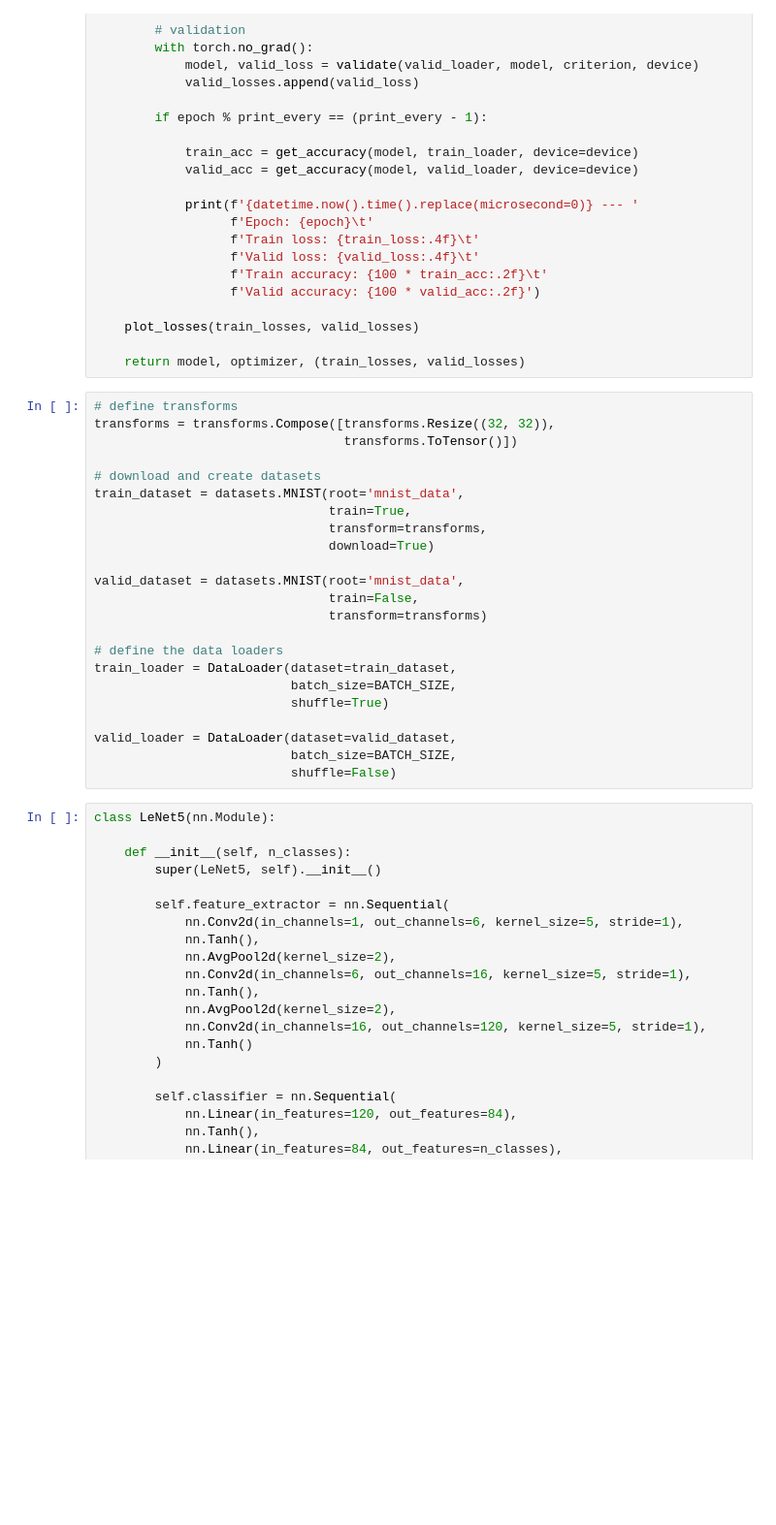
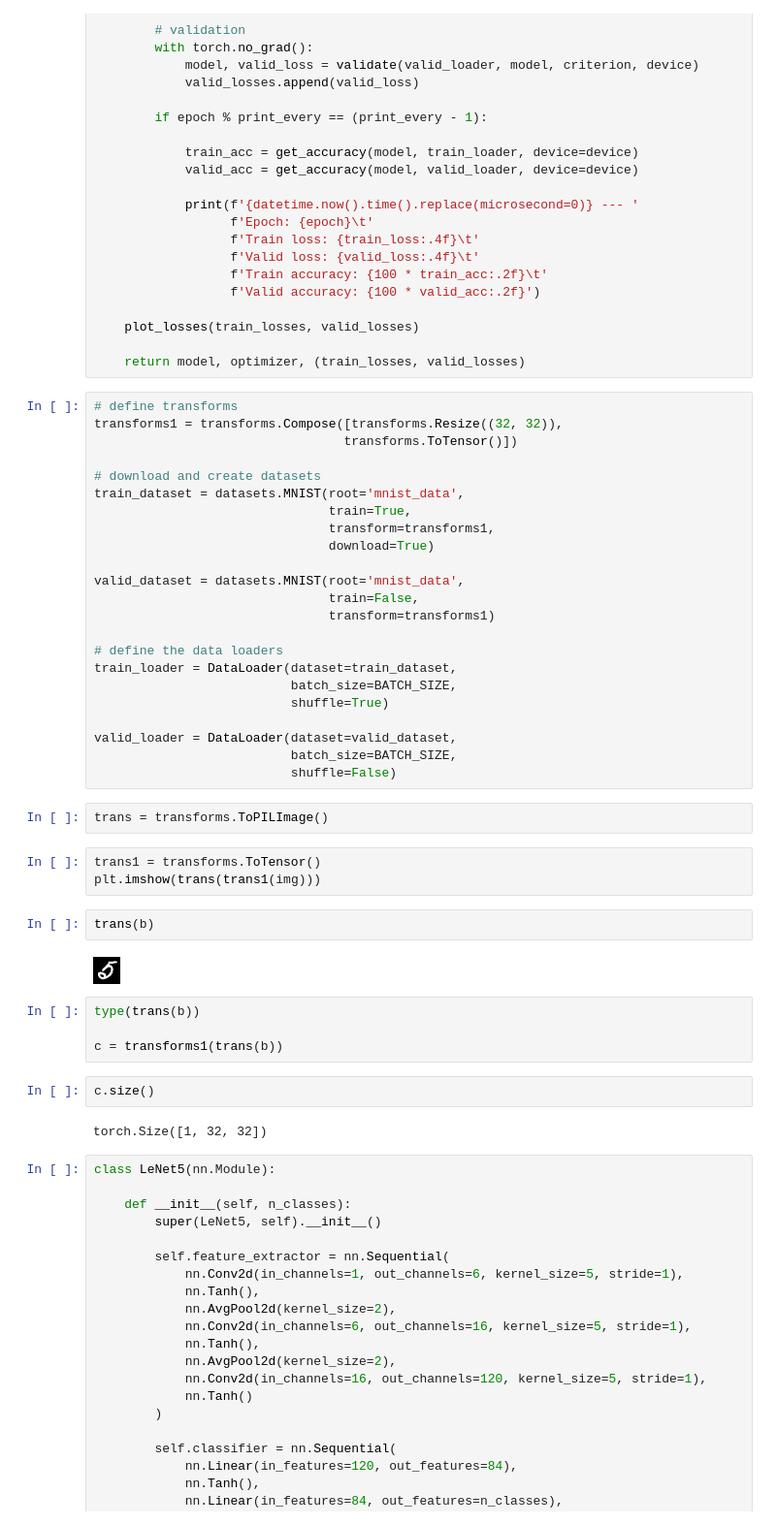
Before and after one commit to xTavi/BlackBoxAttack, a Jupyter notebook: BlackBoxAttack.ipynb, the cells around one changed output. Shown at 97% size. Cells and saved outputs as stored; diff of their text form; blank space fills up the shorter version.

```diff
--- a/BlackBoxAttack.ipynb
+++ b/BlackBoxAttack.ipynb
@@ -538,18 +523,18 @@ def training_loop(model, criterion, optimizer, train_loader, valid_loader, epoch
     return model, optimizer, (train_losses, valid_losses)
 # %%
 # define transforms
-transforms = transforms.Compose([transforms.Resize((32, 32)),
+transforms1 = transforms.Compose([transforms.Resize((32, 32)),
                                  transforms.ToTensor()])
 
 # download and create datasets
 train_dataset = datasets.MNIST(root='mnist_data',
                                train=True,
-                               transform=transforms,
+                               transform=transforms1,
                                download=True)
 
 valid_dataset = datasets.MNIST(root='mnist_data',
                                train=False,
-                               transform=transforms)
+                               transform=transforms1)
 
 # define the data loaders
 train_loader = DataLoader(dataset=train_dataset,
@@ -559,6 +544,23 @@ train_loader = DataLoader(dataset=train_dataset,
 valid_loader = DataLoader(dataset=valid_dataset,
                           batch_size=BATCH_SIZE,
                           shuffle=False)
+# %%
+trans = transforms.ToPILImage()
+# %%
+trans1 = transforms.ToTensor()
+plt.imshow(trans(trans1(img)))
+# %%
+trans(b)
+# %% [output]
+[figure, added]
+# %%
+type(trans(b))
+
+c = transforms1(trans(b))
+# %%
+c.size()
+# %% [output]
+torch.Size([1, 32, 32])
 # %%
 class LeNet5(nn.Module):
 
```
Also changed, not shown: parts of 15 cells of this notebook.
